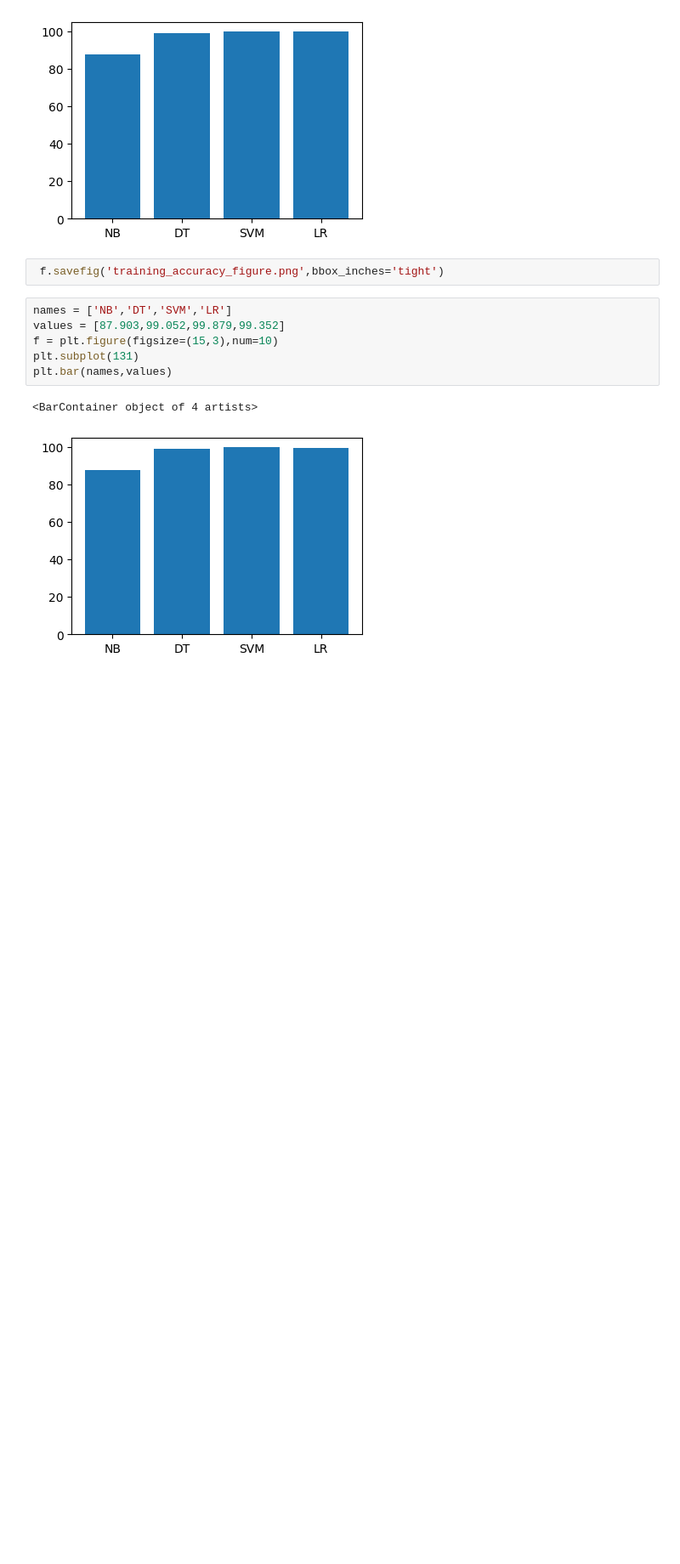
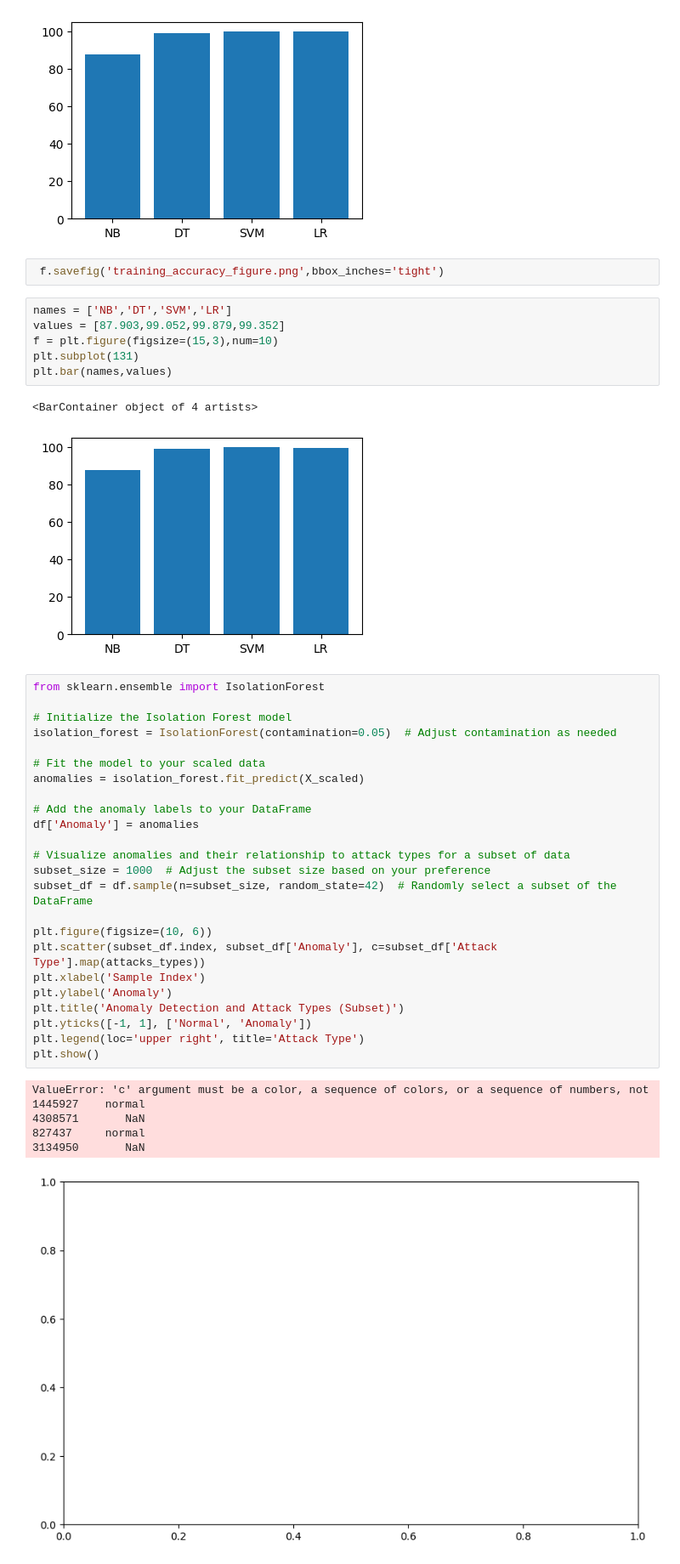
Before and after one commit to prernajoshi518/IDS, a Jupyter notebook: IDS2.ipynb, the cells around one changed output. Shown at 85% size. Saved outputs shown, nothing was run; the diff lists cells and outputs as text; blank space fills up the shorter version.

```diff
--- a/IDS2.ipynb
+++ b/IDS2.ipynb
@@ -754,3 +764,33 @@ plt.bar(names,values)
 # %% [output]
 <BarContainer object of 4 artists>
 [figure]
+# %%
+from sklearn.ensemble import IsolationForest
+
+# Initialize the Isolation Forest model
+isolation_forest = IsolationForest(contamination=0.05)  # Adjust contamination as needed
+
+# Fit the model to your scaled data
+anomalies = isolation_forest.fit_predict(X_scaled)
+
+# Add the anomaly labels to your DataFrame
+df['Anomaly'] = anomalies
+
+# Visualize anomalies and their relationship to attack types for a subset of data
+subset_size = 1000  # Adjust the subset size based on your preference
+subset_df = df.sample(n=subset_size, random_state=42)  # Randomly select a subset of the DataFrame
+
+plt.figure(figsize=(10, 6))
+plt.scatter(subset_df.index, subset_df['Anomaly'], c=subset_df['Attack Type'].map(attacks_types))
+plt.xlabel('Sample Index')
+plt.ylabel('Anomaly')
+plt.title('Anomaly Detection and Attack Types (Subset)')
+plt.yticks([-1, 1], ['Normal', 'Anomaly'])
+plt.legend(loc='upper right', title='Attack Type')
+plt.show()
+# %% [output]
+ValueError: 'c' argument must be a color, a sequence of colors, or a sequence of numbers, not 1445927    normal
+4308571       NaN
+827437     normal
+3134950       NaN
+[figure, added]
```
Also changed, not shown: parts of 13 cells of this notebook.
